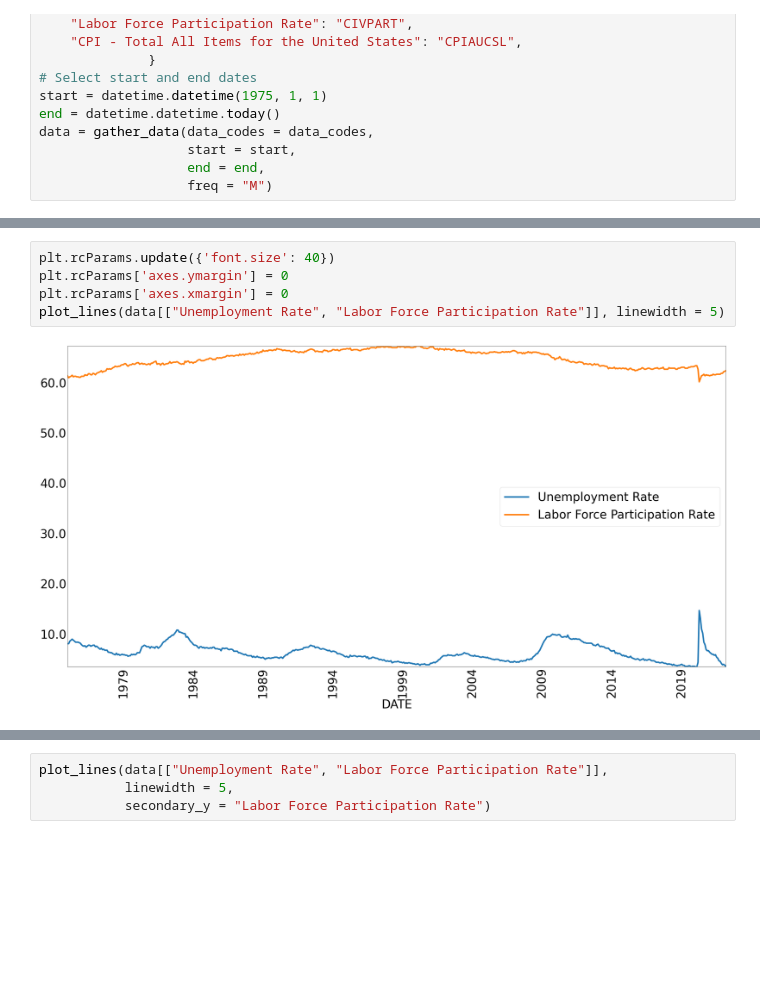
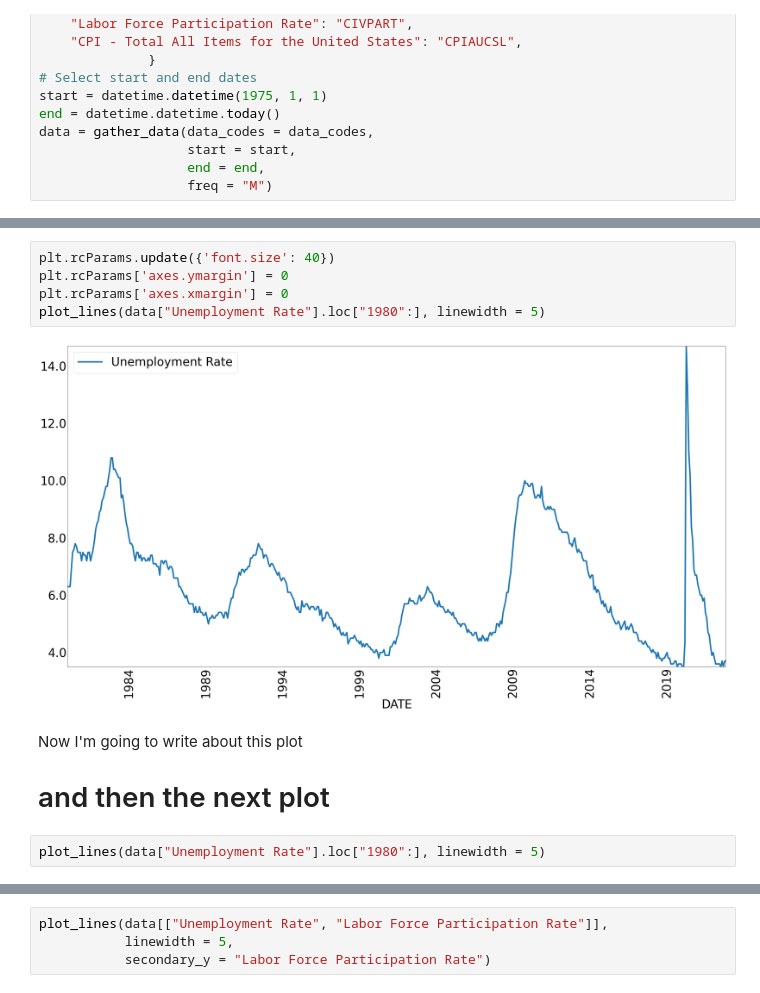
Before and after one commit to jlcatonjr/Macroeconomics-Growth-and-Monetary-Equilibrium, a Jupyter notebook: Data Homework Assignments/Data Homework - Chapter 10.ipynb, the cells around one changed output, grey strips where cells are left out. Drawn from its saved outputs; the diff is of its cells as text; blank space fills up the shorter version.

```diff
--- a/Data Homework Assignments/Data Homework - Chapter 10.ipynb
+++ b/Data Homework Assignments/Data Homework - Chapter 10.ipynb
@@ -59,7 +59,13 @@ data
 # %%
 plt.rcParams.update({'font.size': 40})
 plt.rcParams['axes.ymargin'] = 0
 plt.rcParams['axes.xmargin'] = 0
-plot_lines(data[["Unemployment Rate", "Labor Force Participation Rate"]], linewidth = 5)
+plot_lines(data["Unemployment Rate"].loc["1980":], linewidth = 5)
 # %% [output]
-[figure, old version]
+[figure, new version]
+# %% [markdown]
+Now I'm going to write about this plot
+
+# and then the next plot
+# %%
+plot_lines(data["Unemployment Rate"].loc["1980":], linewidth = 5)
```
Also changed, not shown: parts of 2 cells of this notebook, 1 other file.
